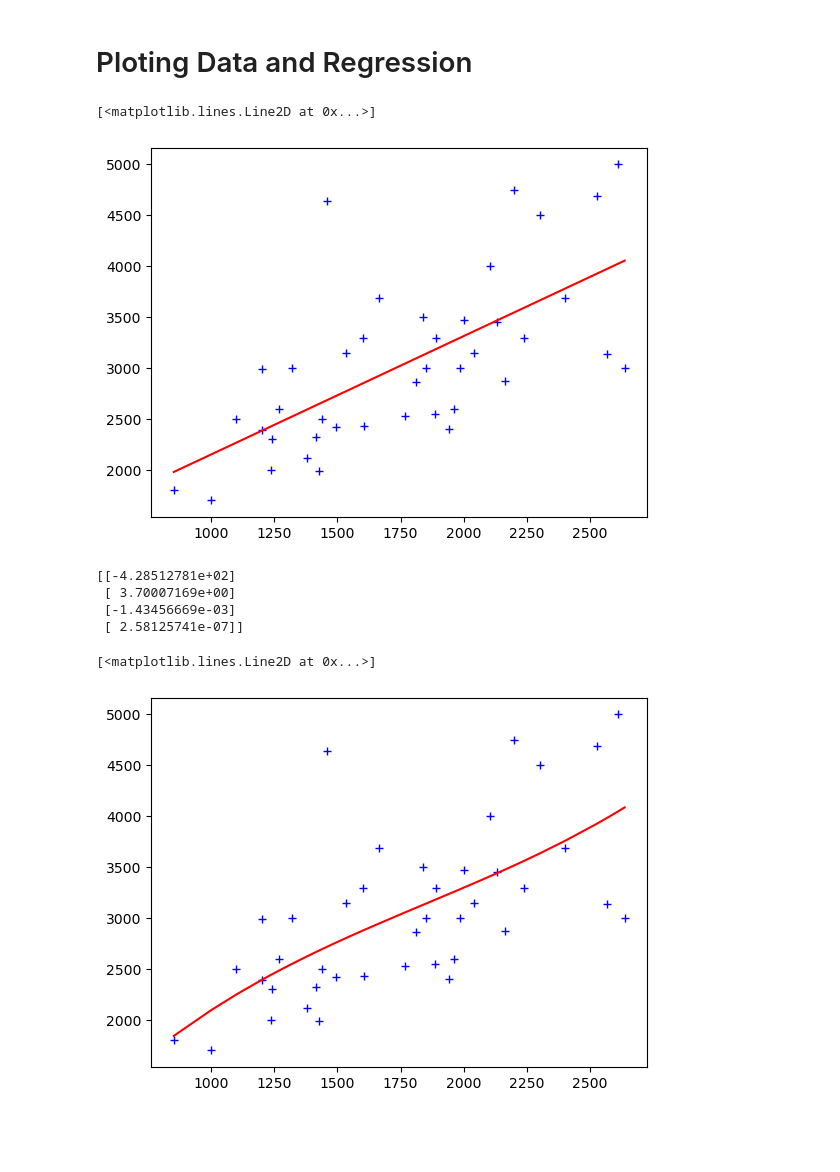
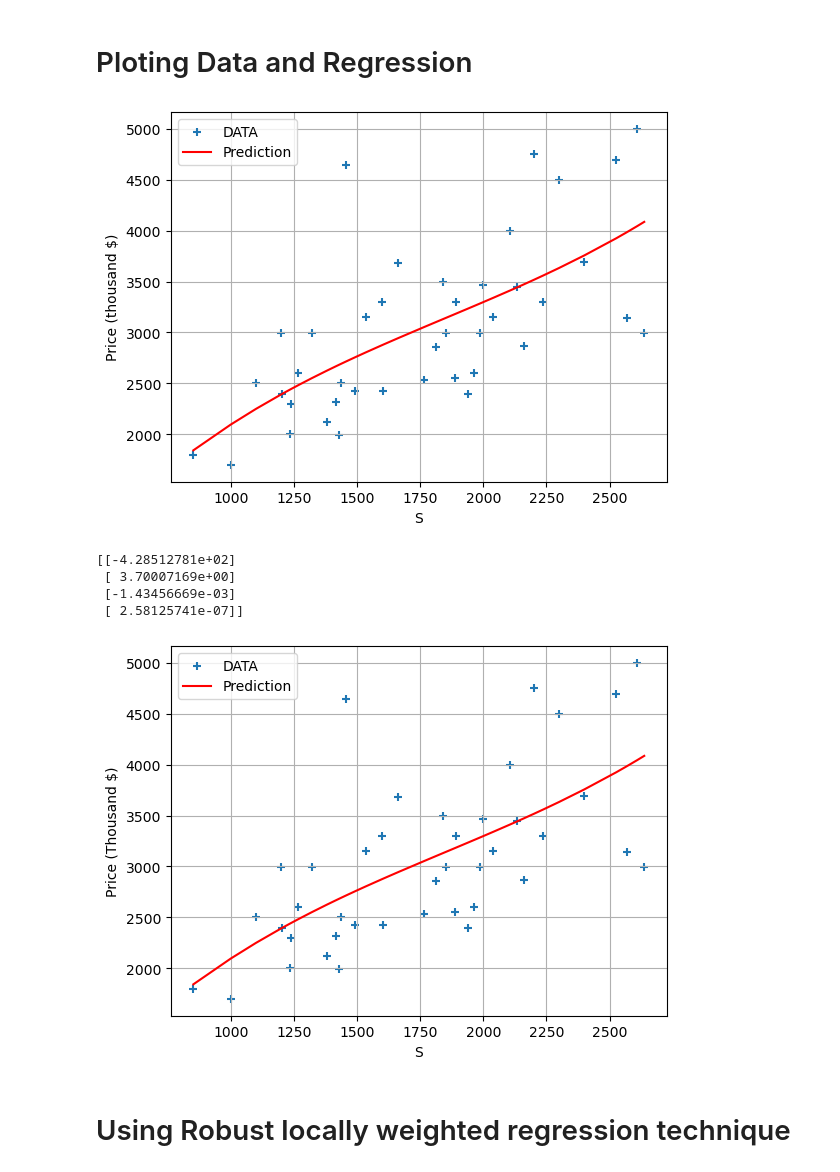
Before and after one commit to MORTAZAD66/ML_Practice, a Jupyter notebook: Linear Regression/LR.ipynb, the cells around one changed output. Saved outputs shown, nothing was run; the diff lists cells and outputs as text; code cells hidden in the pictures; blank space fills up the shorter version.

```diff
--- a/Linear Regression/LR.ipynb
+++ b/Linear Regression/LR.ipynb
@@ -31,37 +31,47 @@ z = Z[: , 0]
 # %%
 import matplotlib.pyplot as plt
 
-plt.plot(x, y, "ob", marker='+' )
-plt.plot(X[: , 1], z, color ='r' )
+plt.scatter(x, y, marker='+', label='DATA' )
+plt.plot(X[: , 1], z, color ='r', label='Prediction')
+plt.legend()
+plt.grid()
+plt.xlabel('S')
+plt.ylabel('Price (thousand $)')
+plt.show()
 # %% [output]
-[<matplotlib.lines.Line2D at 0x...>]
-[figure, old version]
+[figure, new version]
 # %%
 x = data[: , 0]
 idx = np.argsort(x)
 X = np.zeros((41,4))
 X[: , 0] =  1
 X[: , 1] =  x[idx]
 X[: , 2] =  (x[idx]**2)
 X[: , 3] =  (x[idx]**3) # Creating Feature Matrix
 
 y= data[: , 1]
 Y = np.zeros((41,1))
 Y[: , 0] =  y[idx]
 
 tetha = np.zeros((4,1))
 
 tetha = pinv(X)@Y # calculating Tetha using Normalization
 print(tetha)
 Z = X @ tetha
 z = Z[: , 0]
 
-plt.plot(x, y, "ob", marker='+' )
-plt.plot(X[: , 1], z, color ='r' )
+plt.scatter(x, y, marker='+', label='DATA' )
+plt.plot(X[: , 1], z, color ='r', label='Prediction')
+plt.legend()
+plt.grid()
+plt.xlabel('S')
+plt.ylabel('Price (thousand $)')
+plt.show()
 # %% [output]
 [[-4.28512781e+02]
  [ 3.70007169e+00]
  [-1.43456669e-03]
  [ 2.58125741e-07]]
-[<matplotlib.lines.Line2D at 0x...>]
-[figure, old version]
+[figure, new version]
+# %% [markdown]
+# Using Robust locally weighted regression technique
```
Also changed, not shown: parts of 2 cells of this notebook.
